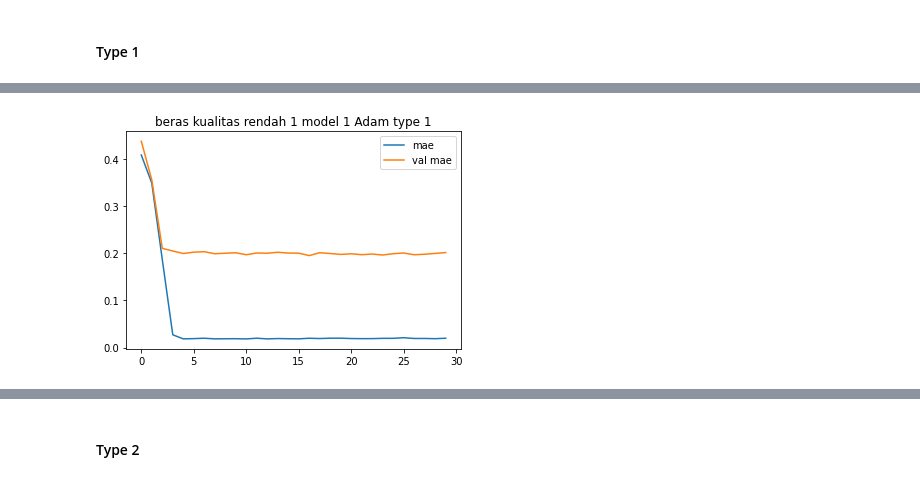
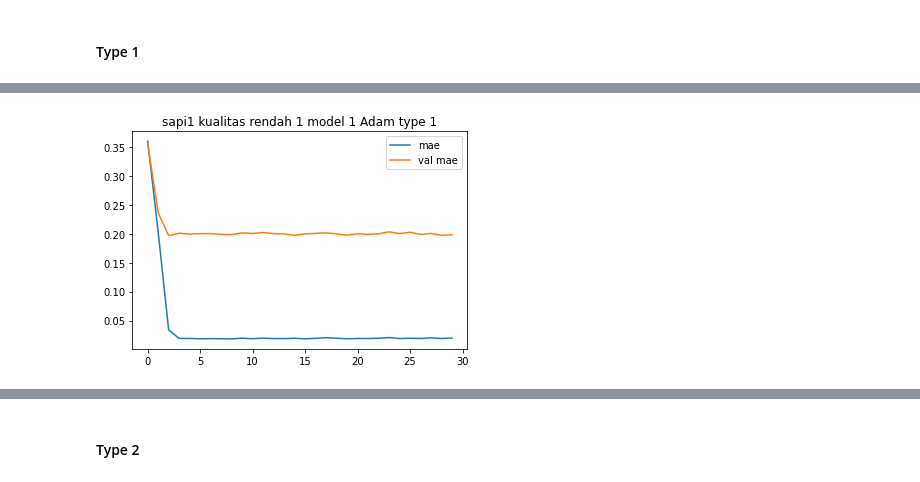
Before and after one commit to mels4/price_predict_Conv-LSTM, a Jupyter notebook: daging_sapi1.ipynb, the cells around one changed output, grey strips where cells are left out. Saved outputs shown, nothing was run; the diff lists cells and outputs as text; code cells hidden in the pictures.

```diff
--- a/daging_sapi1.ipynb
+++ b/daging_sapi1.ipynb
@@ -420,13 +422,13 @@ Epoch 30/30
 # %%
 mae_a = history_a.history['mae']
 val_mae_a = history_a.history['val_mae']
 epoch_a = range(len(mae_a))
 
-plt.title('beras kualitas rendah 1 model 1 Adam type 1')
+plt.title('sapi1 kualitas rendah 1 model 1 Adam type 1')
 plt.plot(epoch_a, mae_a, label='mae')
 plt.plot(epoch_a, val_mae_a, label='val mae')
 plt.legend()
 plt.show()
 # %% [output]
-[figure, old version]
+[figure, new version]
 # %%
```
Also changed, not shown: parts of 62 cells of this notebook.
